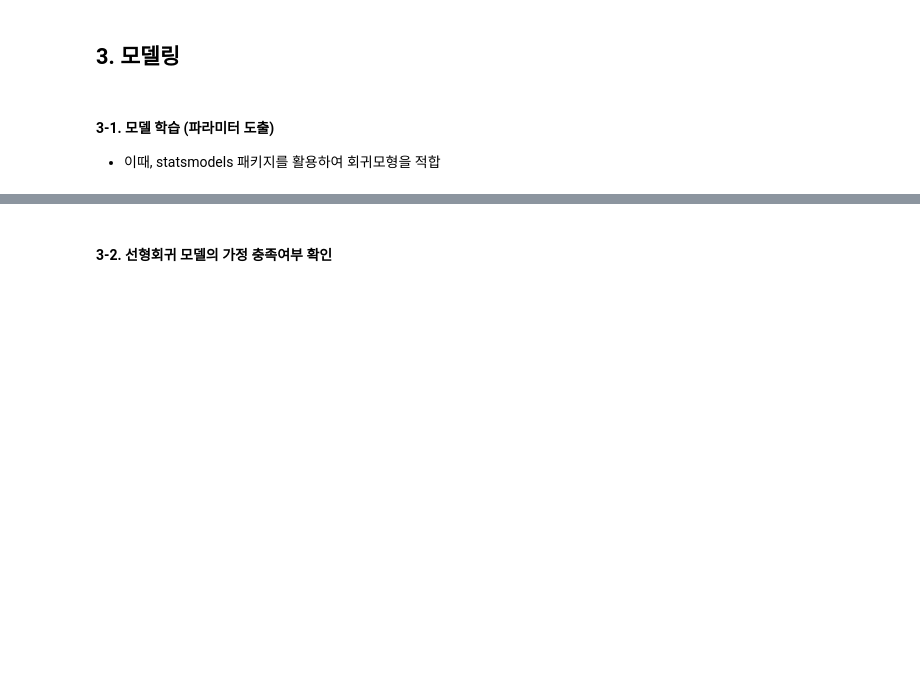
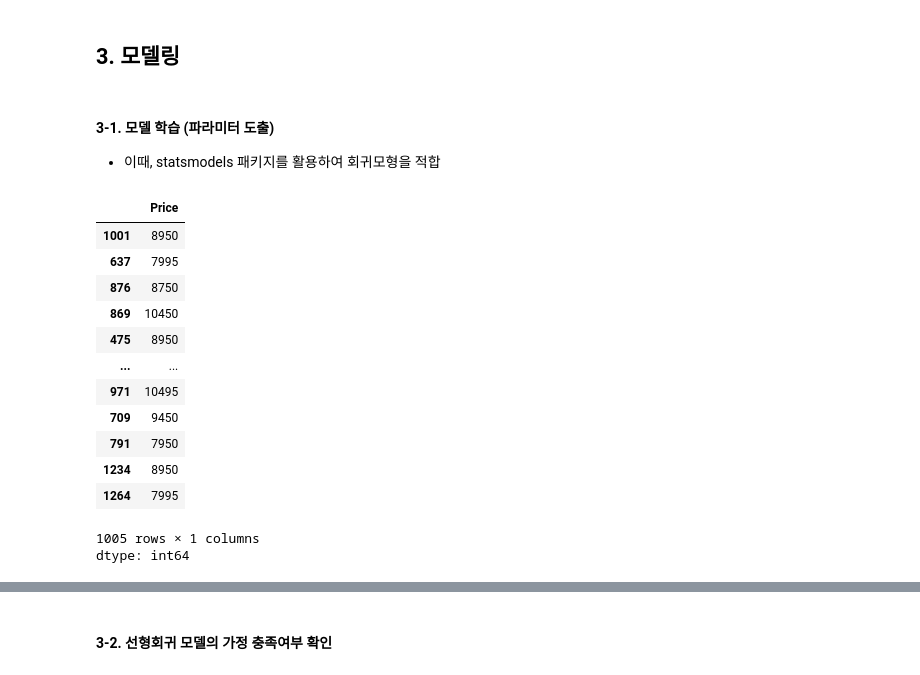
Before and after one commit to kadvance/CodePlus, a Jupyter notebook: 02-Linear-Regression-Problems.ipynb, the cells around one changed output, grey strips where cells are left out. Saved outputs shown, nothing was run; the diff lists cells and outputs as text; code cells hidden in the pictures; blank space fills up the shorter version.

```diff
--- a/02-Linear-Regression-Problems.ipynb
+++ b/02-Linear-Regression-Problems.ipynb
@@ -227,2 +258,19 @@ X_test = sm.'''Answer'''
+# %%
+y_train
+# %% [output]
+|  | Price |
+| 1001 | 8950 |
+| 637 | 7995 |
+| 876 | 8750 |
+| 869 | 10450 |
+| 475 | 8950 |
+| ... | ... |
+| 971 | 10495 |
+| 709 | 9450 |
+| 791 | 7950 |
+| 1234 | 8950 |
+| 1264 | 7995 |
+1005 rows × 1 columns
+dtype: int64
 # %%
 """ 회귀모형 파라미터 도출 """
```
Also changed, not shown: parts of 7 cells of this notebook.
